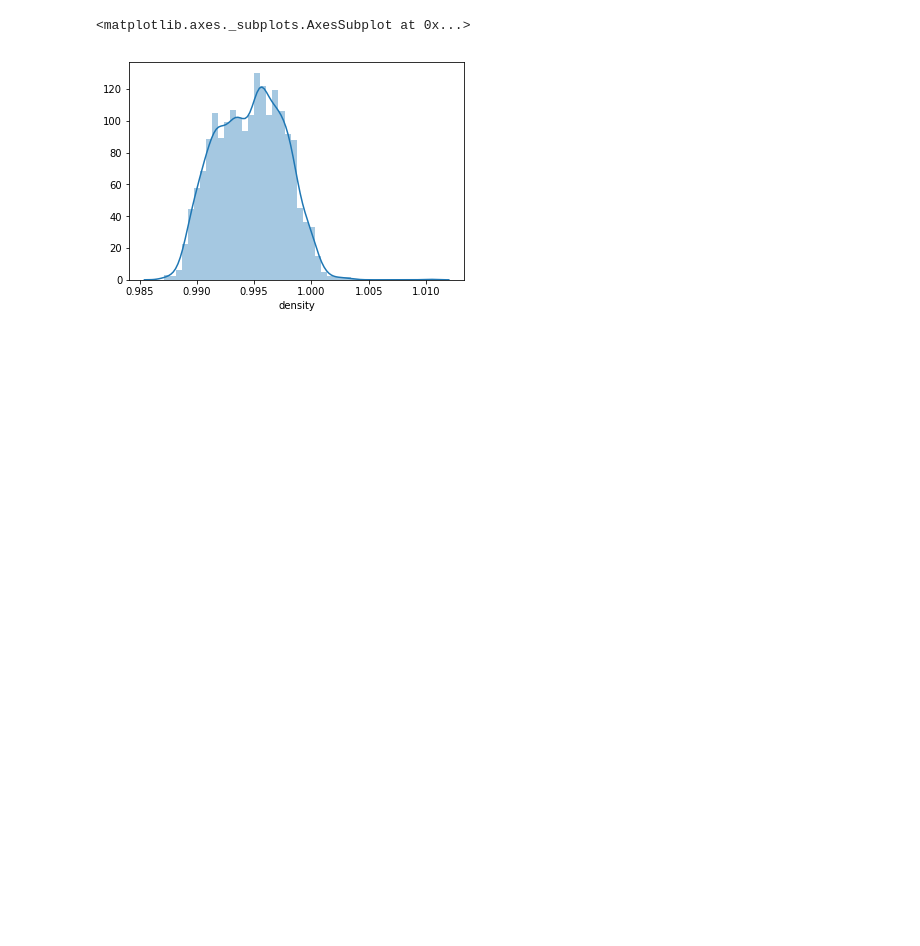
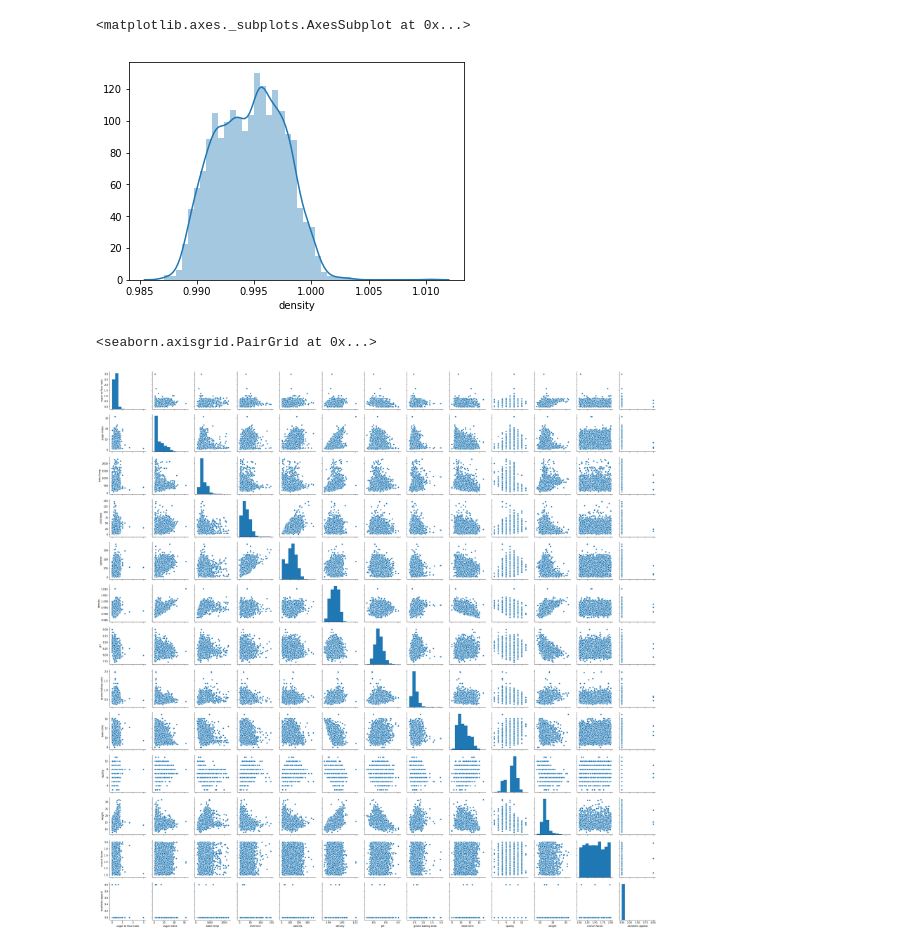
Before and after one commit to alvarofc/DatathonIH, a Jupyter notebook: Drop_outliers.ipynb, the cells around one changed output. Cells and saved outputs as stored; diff of their text form; code cells hidden in the pictures; blank space fills up the shorter version.

```diff
--- a/Drop_outliers.ipynb
+++ b/Drop_outliers.ipynb
@@ -88,3 +88,9 @@ sns.distplot(cookies['density'])
 # %% [output]
 <matplotlib.axes._subplots.AxesSubplot at 0x...>
 [figure]
+# %%
+cols = list(cookies.columns[1:14])
+sns.pairplot(cookies[cols])
+# %% [output]
+<seaborn.axisgrid.PairGrid at 0x...>
+[figure, added]
```
Also changed, not shown: parts of 7 cells of this notebook.
